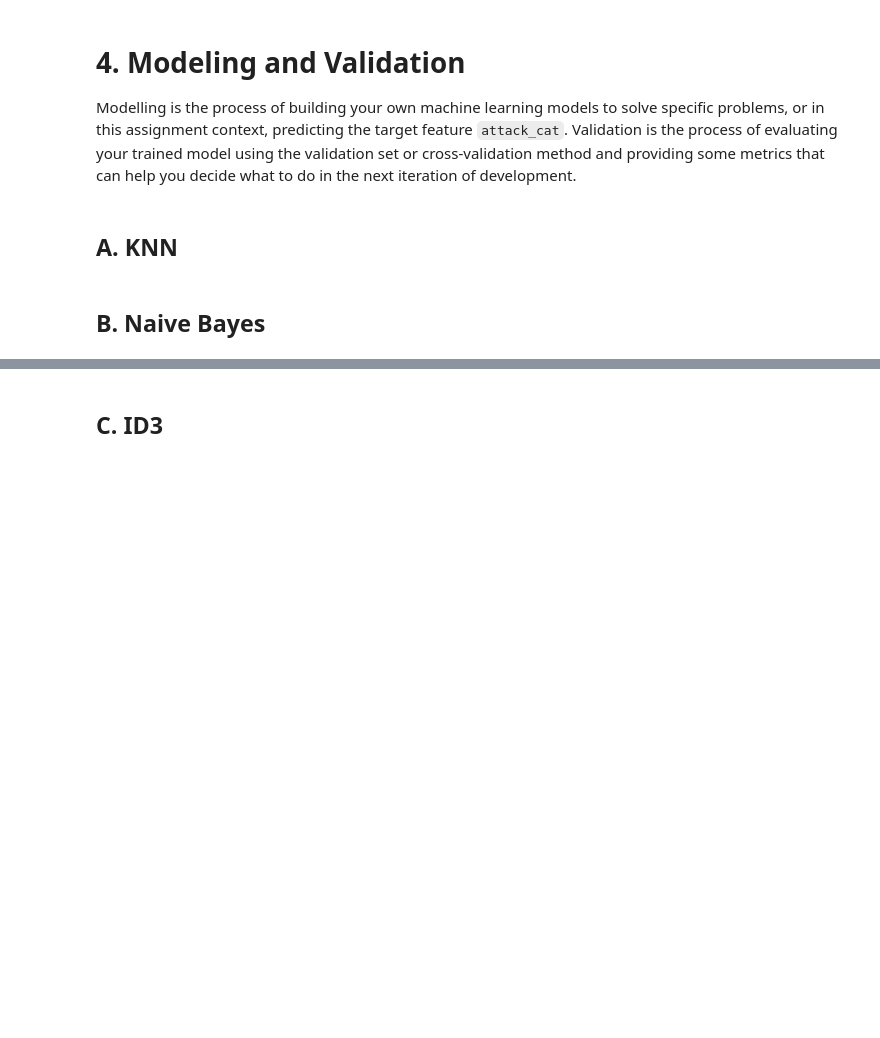
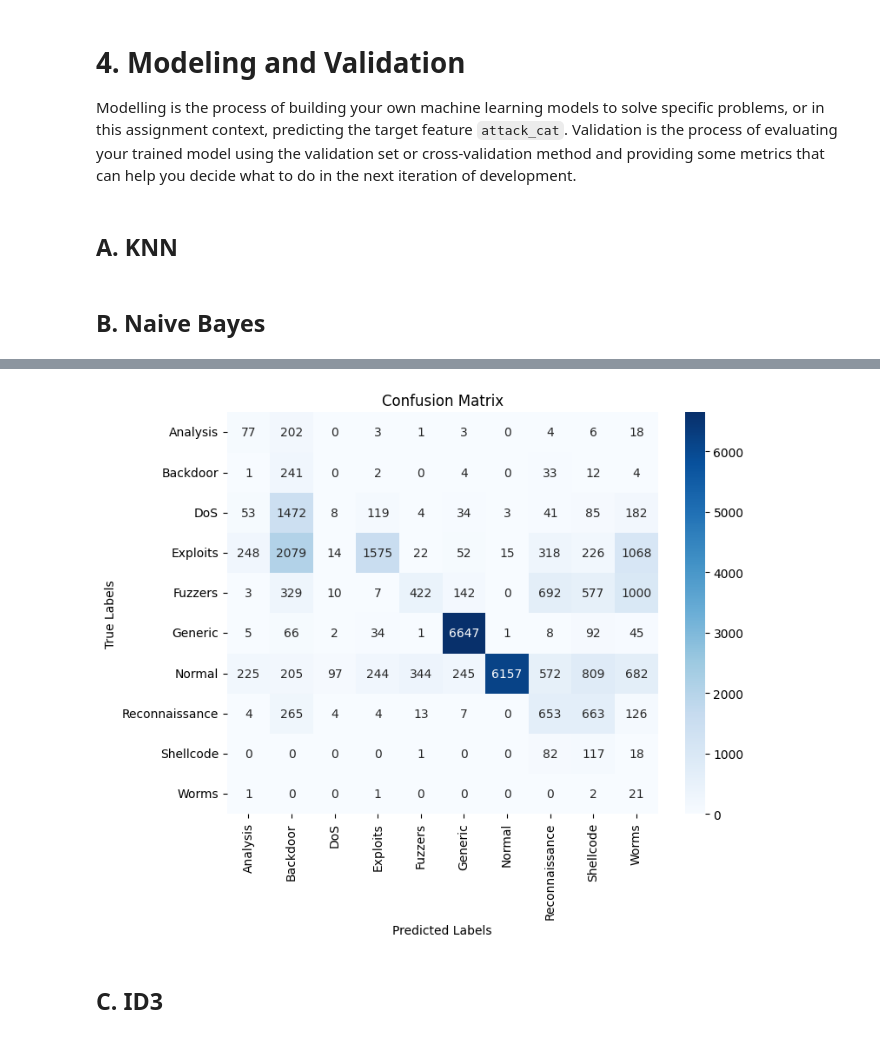
Before and after one commit to shulhajws/Tubes2AI, a Jupyter notebook: IF3170 Artificial Intelligence _ Tugas Besar 2 Notebook Template.ipynb, the cells around one changed output, grey strips where cells are left out. Saved outputs shown, nothing was run; the diff lists cells and outputs as text; code cells hidden in the pictures; blank space fills up the shorter version.

```diff
--- a/IF3170 Artificial Intelligence _ Tugas Besar 2 Notebook Template.ipynb
+++ b/IF3170 Artificial Intelligence _ Tugas Besar 2 Notebook Template.ipynb
@@ -567,8 +569,8 @@ numerical_columns = [
     if col not in exclude_columns
 ]
 
-train_set_clipped = apply_clipping(train_set, numerical_columns)
-val_set_clipped = apply_clipping(val_set, numerical_columns)
+train_set= apply_clipping(train_set, numerical_columns)
+val_set= apply_clipping(val_set, numerical_columns)
 # %%
 find_outliers_iqr(train_set)
 # %% [output]
@@ -1389,10 +1383,12 @@ PCA Reconstruction Error: 0.0473
 # %%
 transformer = ColumnTransformer(transformers=[('scaler', StandardScaler(), numerical_columns),
                                               ('target_encode', TargetEncoder(categories='auto', target_type='binary', smooth=0.2, cv=5, random_state=42), ['proto','state','service']),
-                                 ], remainder='drop').set_output(transform='pandas')
+                                 ], remainder='passthrough').set_output(transform='pandas')
+smote = SMOTE(sampling_strategy='auto', random_state=42)
 
-preprocessing_pipeline = Pipeline(steps=[
+preprocessing_pipeline = ImbPipeline(steps=[
                                    ('prep', transformer),
+                                   ('smote', smote),
                                    ('pca', pca_final)
                                    ])
 preprocessing_pipeline
@@ -1425,0 +1442,7 @@ ValueError: A given column is not a column of the dataframe
+# %%
+label_encoder = LabelEncoder()
+
+y_train_encoded = label_encoder.fit_transform(y_train)
+print(f"Encoded labels: {y_train_encoded.shape}")
+print(f"Original labels: {y_train.shape}")
+y_val_encoded = label_encoder.transform(y_val)
@@ -1581,0 +1667,60 @@ class NaiveBayesClassifier:
+# %%
+from sklearn.naive_bayes import GaussianNB
+
+nb = ImbPipeline(steps=[
+    ('prep', transformer),
+    ('smote', smote),
+    ('pca', PCA(n_components=20)),
+    ('nb', GaussianNB())
+])
+
+nb.fit(x_train, y_train_encoded)
+
+# Prediction on validation set
+# Class labels
+y_val_pred_nb = nb.predict(x_val)
+# Class probabilities
+y_val_pred_proba_nb = nb.predict_proba(x_val)
+
+# Precision, Recall, F1-Score (Weighted and Macro)
+precision, recall, f1, _ = precision_recall_fscore_support(
+    y_val_encoded, y_val_pred_nb, average='weighted')
+macro_f1 = f1_score(y_val_encoded, y_val_pred_nb, average='macro')
+print(f"Weighted F1-Score: {f1:.4f}")
+print(f"Macro F1-Score: {macro_f1:.4f}")
+
+# Cohen's Kappa
+kappa = cohen_kappa_score(y_val_encoded, y_val_pred_nb)
+print(f"Cohen's Kappa: {kappa:.4f}")
+
+# ROC-AUC (One-vs-Rest for Multi-Class)
+try:
+    roc_auc = roc_auc_score(y_val_encoded, y_val_pred_proba_nb, multi_class='ovr', average='weighted')
+    print(f"ROC-AUC (Weighted): {roc_auc:.4f}")
+except ValueError:
+    print("ROC-AUC could not be computed for this dataset.")
+
+# Log Loss
+logloss_nb = log_loss(y_val_encoded, y_val_pred_proba_nb)
+print(f"\nValidation Log Loss: {logloss_nb:.4f}")
+
+# Classfication Report
+print("\nClassification Report:")
+print(classification_report(label_encoder.inverse_transform(y_val_encoded),
+                            label_encoder.inverse_transform(y_val_pred_nb),
+                            target_names=label_encoder.classes_))
+
+# Confusion Matrix
+print()
+conf_matrix_nb = confusion_matrix(label_encoder.inverse_transform(y_val_encoded),
+                                  label_encoder.inverse_transform(y_val_pred_nb),
+                                  labels=label_encoder.classes_)
+
+plt.figure(figsize=(8, 6))
+sns.heatmap(conf_matrix_nb, annot=True, fmt='d', cmap='Blues',
+            xticklabels=label_encoder.classes_, yticklabels=label_encoder.classes_)
+plt.xlabel('Predicted Labels')
+plt.ylabel('True Labels')
+plt.title('Confusion Matrix')
+plt.show()
+# %% [output]
@@ -1582,3 +1744,4 @@ class NaiveBayesClassifier:
+[figure, added]
 # %% [markdown]
 ## C. ID3
 # %%
```
Also changed, not shown: parts of 17 cells of this notebook.
